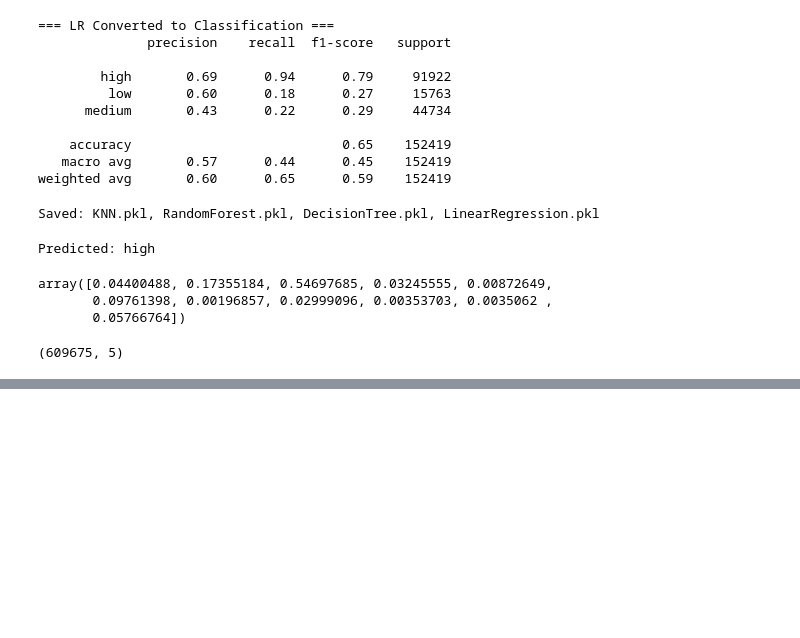
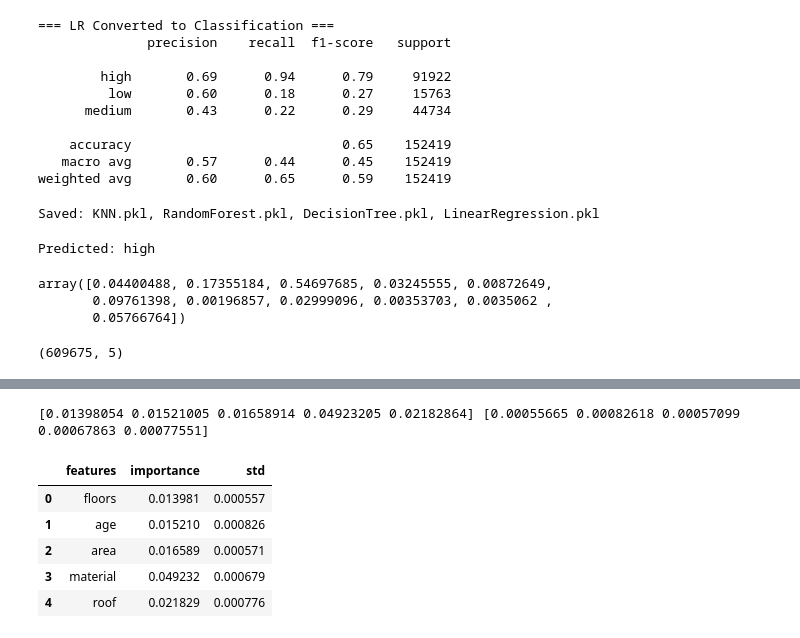
Before and after one commit to Srikiran05/Earthquake-Damage-Prediction, a Jupyter notebook: earthquake_damage_pred.ipynb, the cells around one changed output, grey strips where cells are left out. Cells and saved outputs as stored; diff of their text form; code cells hidden in the pictures; blank space fills up the shorter version.

```diff
--- a/earthquake_damage_pred.ipynb
+++ b/earthquake_damage_pred.ipynb
@@ -354,0 +350,18 @@ plt.show()
+# %%
+print(importances_mean, importances_std)
+# %% [output]
+[0.01398054 0.01521005 0.01658914 0.04923205 0.02182864] [0.00055665 0.00082618 0.00057099 0.00067863 0.00077551]
+# %%
+df_importances = pd.DataFrame({
+    "features" : feature_names,
+    "importance": importances_mean,
+    "std": importances_std
+})
+df_importances
+# %% [output]
+|  | features | importance | std |
+| 0 | floors | 0.013981 | 0.000557 |
+| 1 | age | 0.015210 | 0.000826 |
+| 2 | area | 0.016589 | 0.000571 |
+| 3 | material | 0.049232 | 0.000679 |
+| 4 | roof | 0.021829 | 0.000776 |
```
Also changed, not shown: parts of 18 cells of this notebook.
